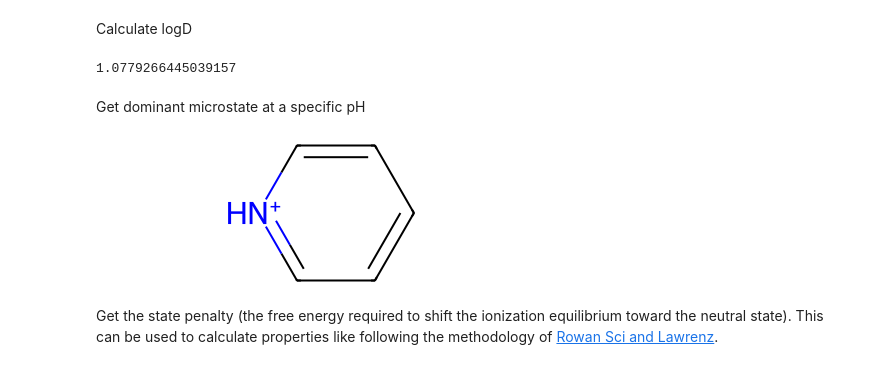
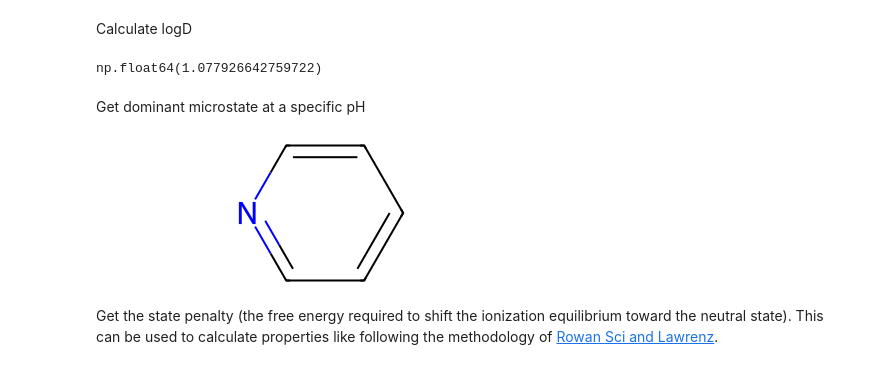
Before and after one commit to finlayiainmaclean/unipka, a Jupyter notebook: example.ipynb, the cells around one changed output. Cells and saved outputs as stored; diff of their text form; code cells hidden in the pictures.

```diff
--- a/example.ipynb
+++ b/example.ipynb
@@ -2,8 +2,9 @@
 import unipka
 from rdkit import Chem
 from rdkit.Chem import AllChem
+import numpy as np
 
-calc = unipka.UnipKa()
+calc = unipka.UnipKa(use_simple_smarts=True)
 # %% [markdown]
 Get microstate distribution at target pH
 # %%
@@ -74,13 +77,13 @@ Calculate logD
 # %%
 calc.get_logd("N1=CC=CC=C1", pH=7.4)
 # %% [output]
-1.0779266445039157
+np.float64(1.077926642759722)
 # %% [markdown]
 Get dominant microstate at a specific pH
 # %%
-calc.get_dominant_microstate("N1=CC=CC=C1", pH=1.0)
+calc.get_dominant_microstate("N1=CC=CC=C1", pH=7.4)
 # %% [output]
-[figure, old version]
+[figure, new version]
 # %% [markdown]
 Get the state penalty (the free energy required to shift the ionization equilibrium toward the neutral state). This can be used to calculate properties like following the methodology of [Rowan Sci and Lawrenz](https://chemrxiv.org/engage/api-gateway/chemrxiv/assets/orp/resource/item/68388349c1cb1ecda02ba65d/original/physics-informed-machine-learning-enables-rapid-macroscopic-p-ka-prediction.pdf).
 # %%
```
Also changed, not shown: parts of 5 cells of this notebook, 3 other files.
